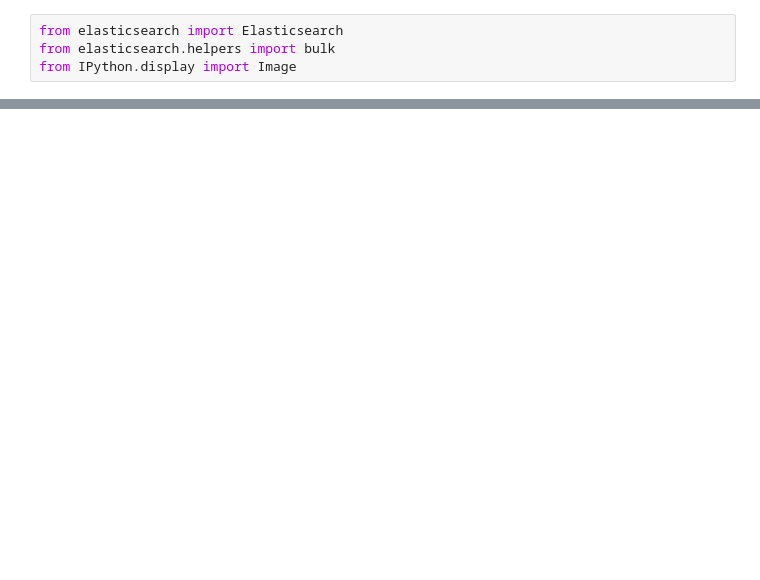
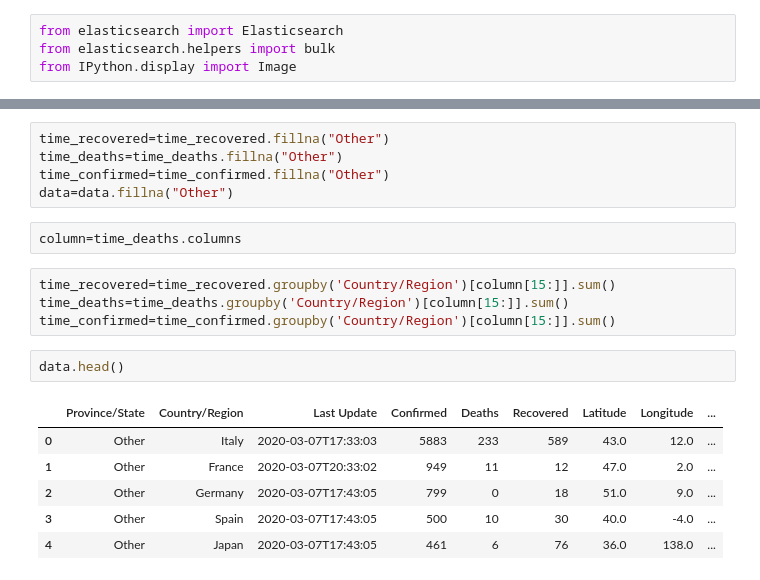
Before and after one commit to mpruna/COVID-19_Interactive, a Jupyter notebook: code/elasic_dataset.ipynb, the cells around one changed output, grey strips where cells are left out. Drawn from its saved outputs; the diff is of its cells as text; blank space fills up the shorter version.

```diff
--- a/code/elasic_dataset.ipynb
+++ b/code/elasic_dataset.ipynb
@@ -59 +82,21 @@ data=data.dropna()
+# %%
+time_recovered=time_recovered.fillna("Other")
+time_deaths=time_deaths.fillna("Other")
+time_confirmed=time_confirmed.fillna("Other")
+data=data.fillna("Other")
+# %%
+column=time_deaths.columns
+# %%
+time_recovered=time_recovered.groupby('Country/Region')[column[15:]].sum()
+time_deaths=time_deaths.groupby('Country/Region')[column[15:]].sum()
+time_confirmed=time_confirmed.groupby('Country/Region')[column[15:]].sum()
+# %%
+data.head()
+# %% [output]
+|  | Province/State | Country/Region | Last Update | Confirmed | Deaths | Recovered | Latitude | Longitude | ... |
+| 0 | Other | Italy | 2020-03-07T17:33:03 | 5883 | 233 | 589 | 43.0 | 12.0 | ... |
+| 1 | Other | France | 2020-03-07T20:33:02 | 949 | 11 | 12 | 47.0 | 2.0 | ... |
+| 2 | Other | Germany | 2020-03-07T17:43:05 | 799 | 0 | 18 | 51.0 | 9.0 | ... |
+| 3 | Other | Spain | 2020-03-07T17:43:05 | 500 | 10 | 30 | 40.0 | -4.0 | ... |
+| 4 | Other | Japan | 2020-03-07T17:43:05 | 461 | 6 | 76 | 36.0 | 138.0 | ... |
 # %%
```
Also changed, not shown: parts of 11 cells of this notebook.
